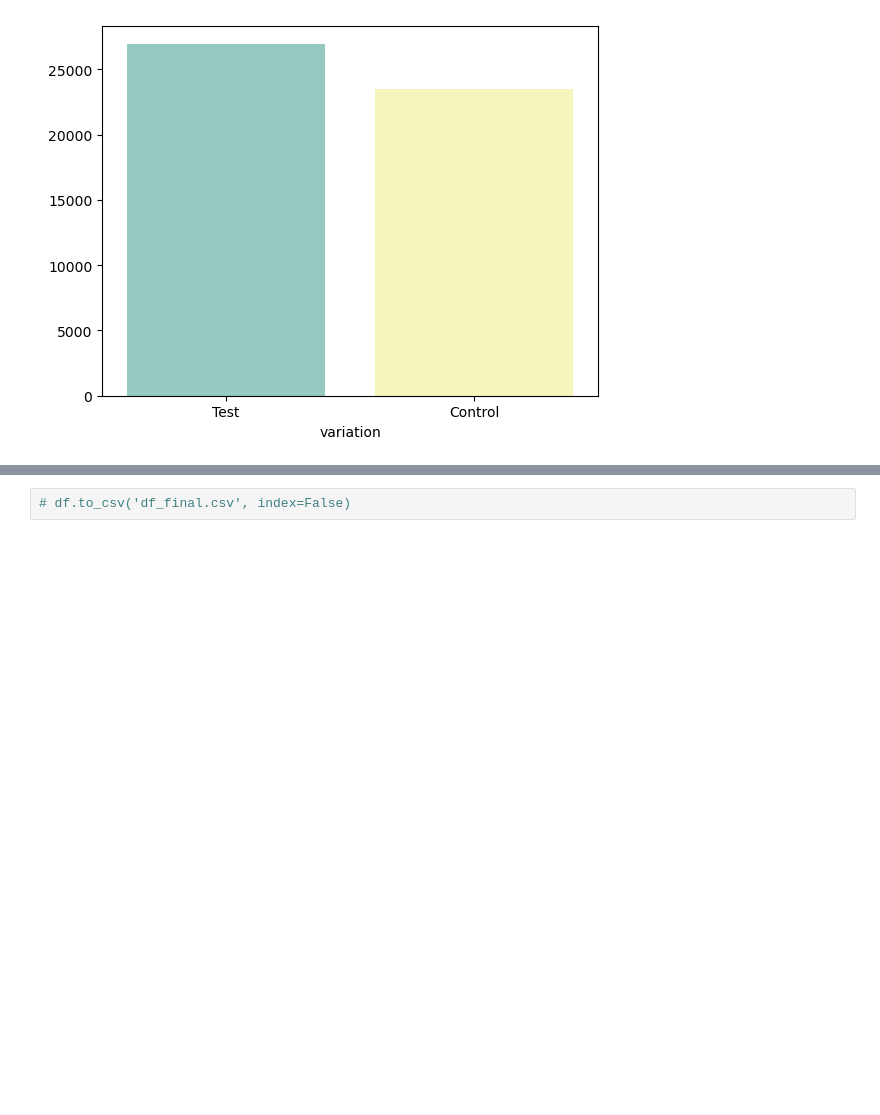
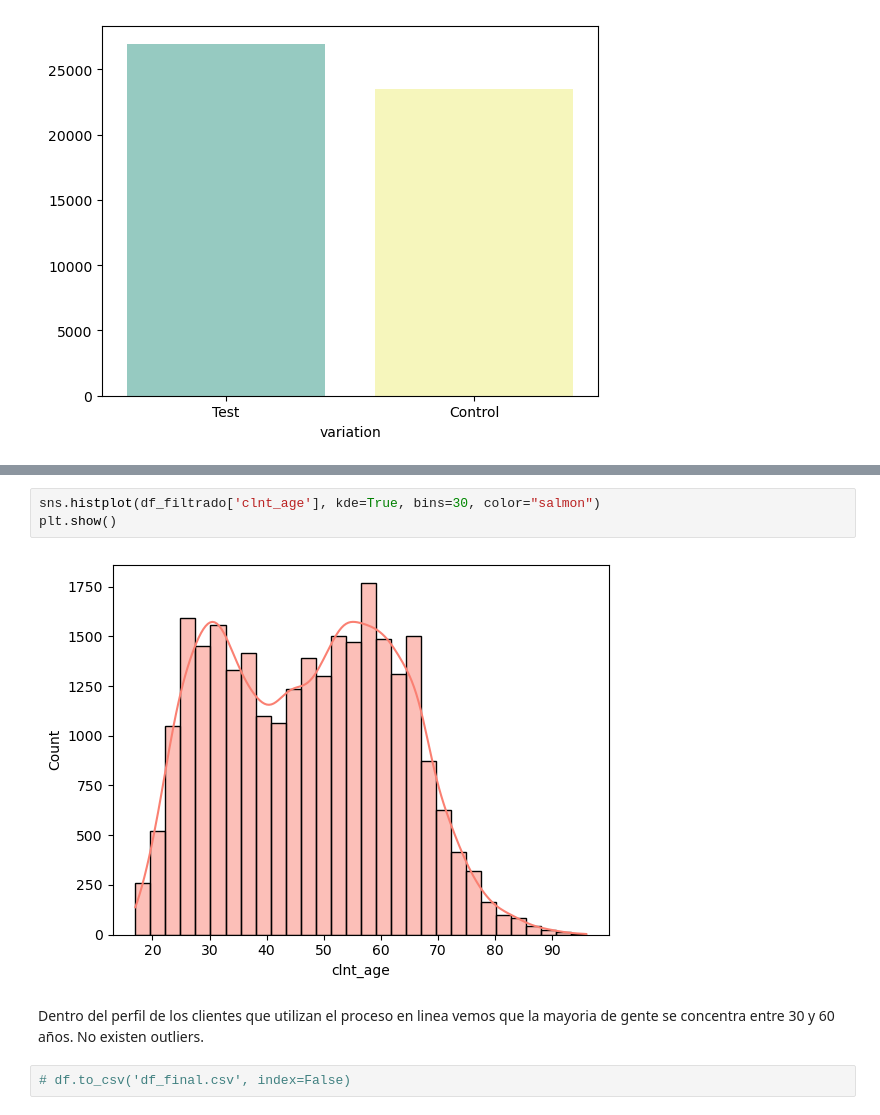
Before and after one commit to JimenezRoDA/vanguard-ab-test, a Jupyter notebook: vanguard-ab-test.ipynb, the cells around one changed output, grey strips where cells are left out. Saved outputs shown, nothing was run; the diff lists cells and outputs as text; blank space fills up the shorter version.

```diff
--- a/vanguard-ab-test.ipynb
+++ b/vanguard-ab-test.ipynb
@@ -245,2 +282,9 @@ Passing `palette` without assigning `hue` is deprecated and will be removed in v
+# %%
+sns.histplot(df_filtrado['clnt_age'], kde=True, bins=30, color="salmon")
+plt.show()
+# %% [output]
+[figure, added]
+# %% [markdown]
+Dentro del perfil de los clientes que utilizan el proceso en linea vemos que la mayoria de gente se concentra entre 30 y 60 años. No existen outliers.
 # %%
 # df.to_csv('df_final.csv', index=False)
```
Also changed, not shown: parts of 9 cells of this notebook.
